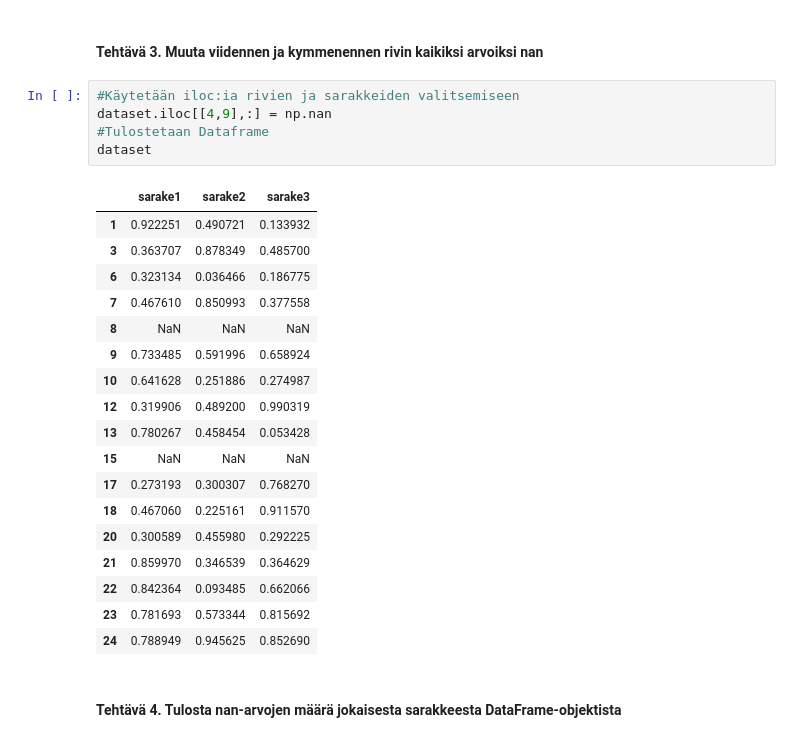
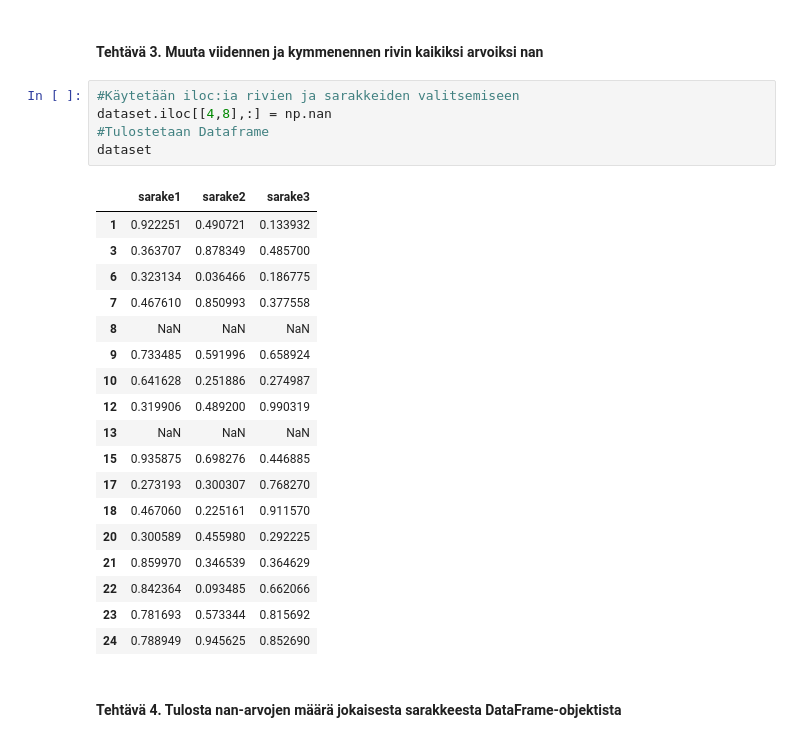
Before and after one commit to sannikattilakoski/datan-esikasittely, a Jupyter notebook: harjoitukset/Harjoitus_2_(Pandas).ipynb, the cells around one changed output. Cells and saved outputs as stored; diff of their text form.

```diff
--- a/harjoitukset/Harjoitus_2_(Pandas).ipynb
+++ b/harjoitukset/Harjoitus_2_(Pandas).ipynb
@@ -55,21 +55,21 @@ dataset
 #### Tehtävä 3. Muuta viidennen ja kymmenennen rivin kaikiksi arvoiksi nan
 # %%
 #Käytetään iloc:ia rivien ja sarakkeiden valitsemiseen
-dataset.iloc[[4,9],:] = np.nan
+dataset.iloc[[4,8],:] = np.nan
 #Tulostetaan Dataframe
 dataset
 # %% [output]
 |  | sarake1 | sarake2 | sarake3 |
 | 1 | 0.922251 | 0.490721 | 0.133932 |
 | 3 | 0.363707 | 0.878349 | 0.485700 |
 | 6 | 0.323134 | 0.036466 | 0.186775 |
 | 7 | 0.467610 | 0.850993 | 0.377558 |
 | 8 | NaN | NaN | NaN |
 | 9 | 0.733485 | 0.591996 | 0.658924 |
 | 10 | 0.641628 | 0.251886 | 0.274987 |
 | 12 | 0.319906 | 0.489200 | 0.990319 |
-| 13 | 0.780267 | 0.458454 | 0.053428 |
-| 15 | NaN | NaN | NaN |
+| 13 | NaN | NaN | NaN |
+| 15 | 0.935875 | 0.698276 | 0.446885 |
 | 17 | 0.273193 | 0.300307 | 0.768270 |
 | 18 | 0.467060 | 0.225161 | 0.911570 |
 | 20 | 0.300589 | 0.455980 | 0.292225 |
```
Also changed, not shown: parts of 7 cells of this notebook, 1 other file.
